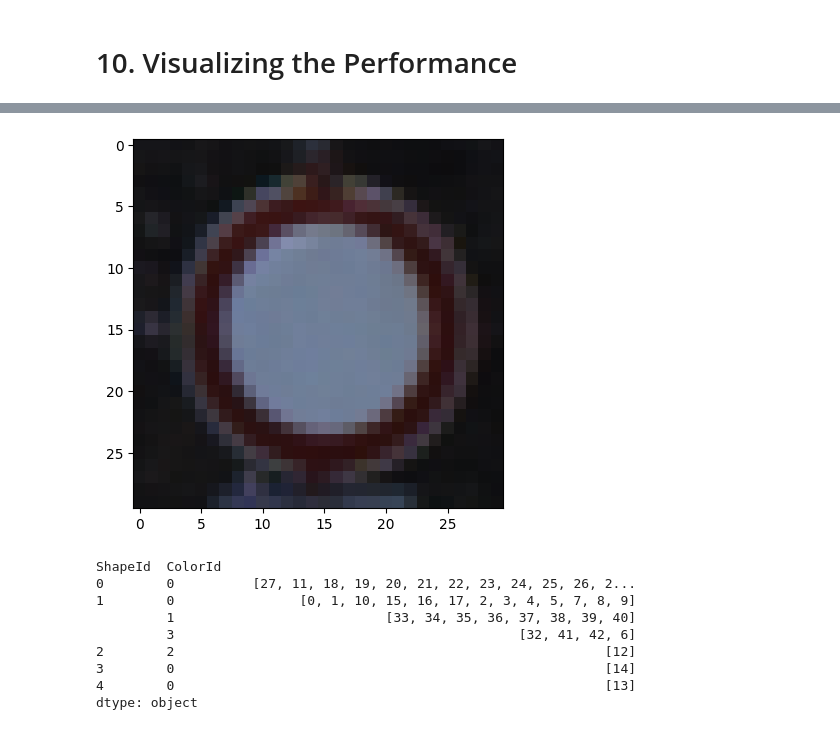
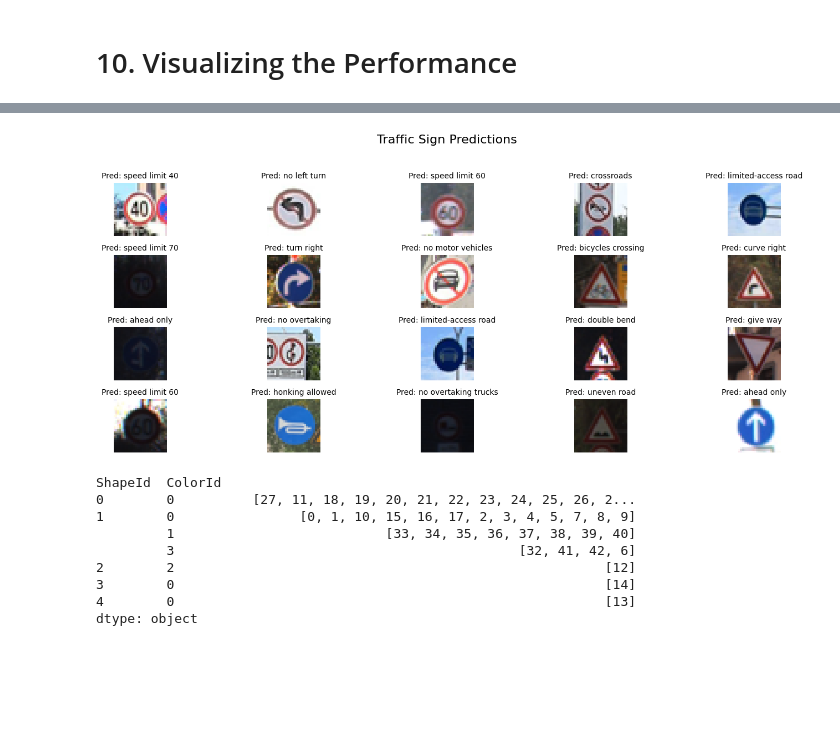
Before and after one commit to KurosJS/Traffic-Signs-Detection, a Jupyter notebook: signs-classification.ipynb, the cells around one changed output, grey strips where cells are left out. Saved outputs shown, nothing was run; the diff lists cells and outputs as text; code cells hidden in the pictures; blank space fills up the shorter version.

Commit message:
classifier

```diff
--- a/signs-classification.ipynb
+++ b/signs-classification.ipynb
@@ -259,69 +259,62 @@ model.save('traffic_classifier.keras')
 # %% [markdown]
 # 10. Visualizing the Performance
 # %%
+import os
+import numpy as np
+import pandas as pd
+from PIL import Image
+import matplotlib.pyplot as plt
+from tensorflow.keras.models import load_model
 import tensorflow as tf
-from tensorflow.keras.models import load_model
-from PIL import Image
-import numpy as np
-import os
-import matplotlib.pyplot as plt
-import pandas as pd
-import pyttsx3
 
 # Load the model
-model = load_model('traffic_classifier.keras', compile=False)
+model = load_model('traffic_classifier_v2.keras', compile=False)
 
 # Precompile the prediction logic using @tf.function
 @tf.function
 def predict_image(model, image):
     return model(image, training=False)
 
+# Load the sign names
+sign_names = pd.read_csv('./input/gtsrb-german-traffic-sign/Signs.csv')
+
 # Get all .png files from the test folder
 test_folder = './input/gtsrb-german-traffic-sign/Test/'
 all_images = [f for f in os.listdir(test_folder) if f.endswith('.png')]
 
-# Select a random image
-random_image = np.random.choice(all_images)
-img_path = os.path.join(test_folder, random_image)
+# Take only the last 1000 images
+all_images = all_images[-2000:]
 
-# Load and process the image
-img = Image.open(img_path)
-img = img.resize([30, 30])
-img = np.array(img)
-plt.imshow(img)
+# Prepare for visualization
+fig, axes = plt.subplots(4, 5, figsize=(15, 6))  # 4 rows, 5 columns for 20 images
+fig.suptitle('Traffic Sign Predictions', fontsize=16)
 
-# Prepare the image for model prediction
-img = np.expand_dims(img, axis=0).astype(np.float32)  # Ensure consistent dtype
+# Make and visualize 10 predictions
+for i, ax in enumerate(axes.flat):
+    # Select a random image
+    random_image = np.random.choice(all_images)
+    img_path = os.path.join(test_folder, random_image)
 
-# Load the sign names
-sign_names = pd.read_csv('./input/gtsrb-german-traffic-sign/Signs.csv')
+    # Load and process the image
+    img = Image.open(img_path)
+    img = img.resize([30, 30])
+    img_array = np.array(img)
 
-# Predict the class of the image
-predicted_class = np.argmax(predict_image(model, img).numpy(), axis=-1)[0]
+    # Prepare the image for model prediction
+    img_input = np.expand_dims(img_array, axis=0).astype(np.float32)
 
-# Print the sign name corresponding to the predicted class
-sign_name = sign_names[sign_names['Code'] == predicted_class].values[0][1]
-print(sign_name)
+    # Predict the class of the image
+    predicted_class = np.argmax(predict_image(model, img_input).numpy(), axis=-1)[0]
 
-# Initialize the pyttsx3 engine
-engine = pyttsx3.init()
+    # Get the corresponding sign name
+    sign_name = sign_names[sign_names['Code'] == predicted_class].values[0][1]
 
-# Get the available voices
-voices = engine.getProperty('voices')
+    # Display the image and prediction
+    ax.imshow(img_array)
+    ax.set_title(f"Pred: {sign_name}", fontsize=10)
+    ax.axis('off')  # Remove axes for cleaner visualization
 
-# Set a nicer-sounding voice (choose the second voice, often female, depending on your system)
-engine.setProperty('voice', voices[0].id)  # Change to voices[0].id for a male voice if needed
-
-# Set the rate (speed of speech)
-engine.setProperty('rate', 150)  # Default is usually around 200; reduce it to slow down
-
-# Set the volume (0.0 to 1.0)
-engine.setProperty('volume', 0.9)  # Increase or decrease as needed
-
-# Create the message to announce
-message = f"The sign is: {sign_name}"
-
-# Announce the message
-engine.say(message)
-engine.runAndWait()
+# Adjust layout
+plt.tight_layout(rect=[0, 0, 1, 0.95])  # Leave space for the main title
+plt.show()
 # %% [output]
@@ -329,4 +321,4 @@ stop
-[figure, old version]
+[figure, new version]
 # %%
 meta = pd.read_csv('./input/gtsrb-german-traffic-sign/Meta.csv')
 grouped = meta.groupby(['ShapeId', 'ColorId']).apply(lambda x: x['ClassId'].unique())
```
Also changed, not shown: parts of 5 cells of this notebook.
